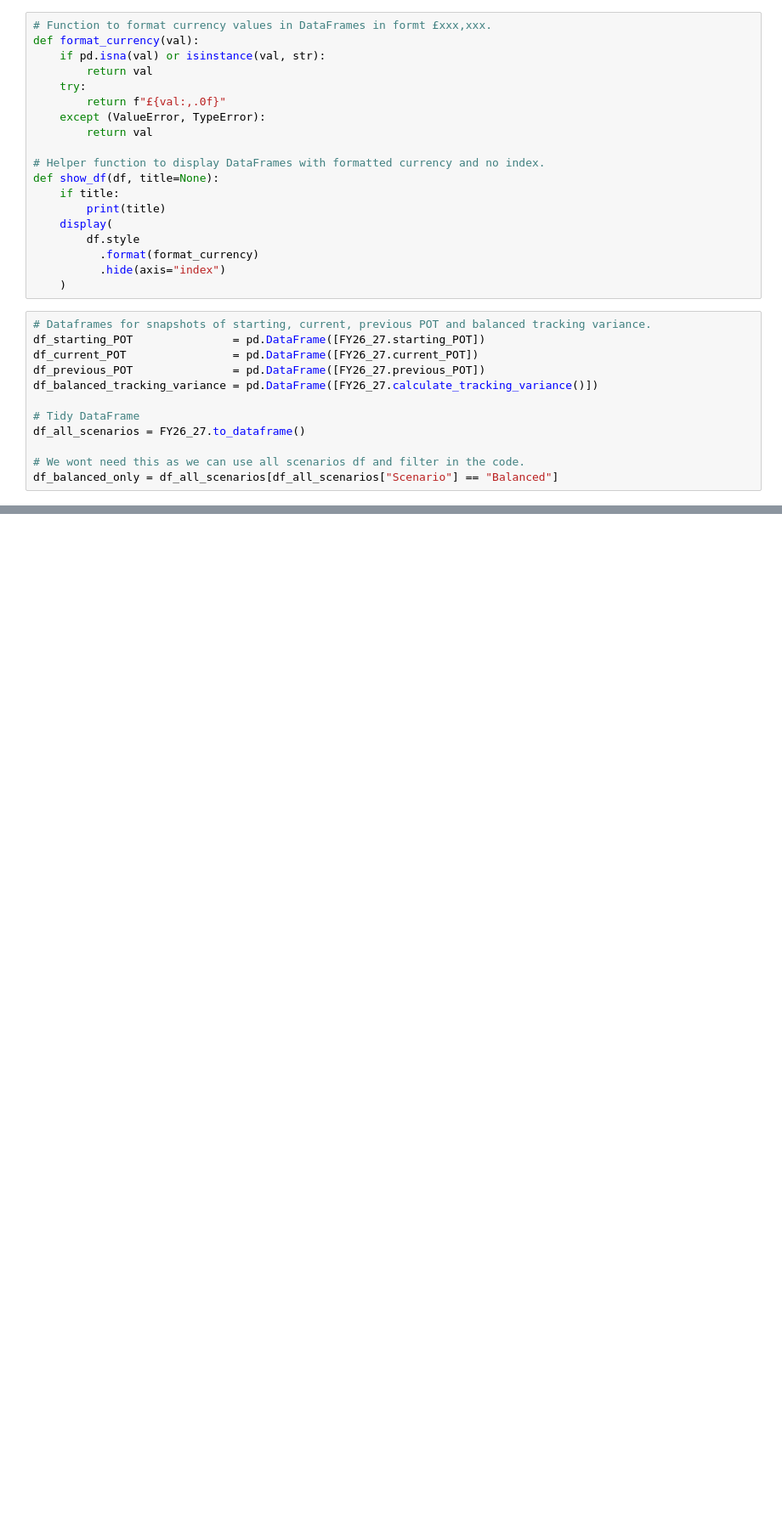
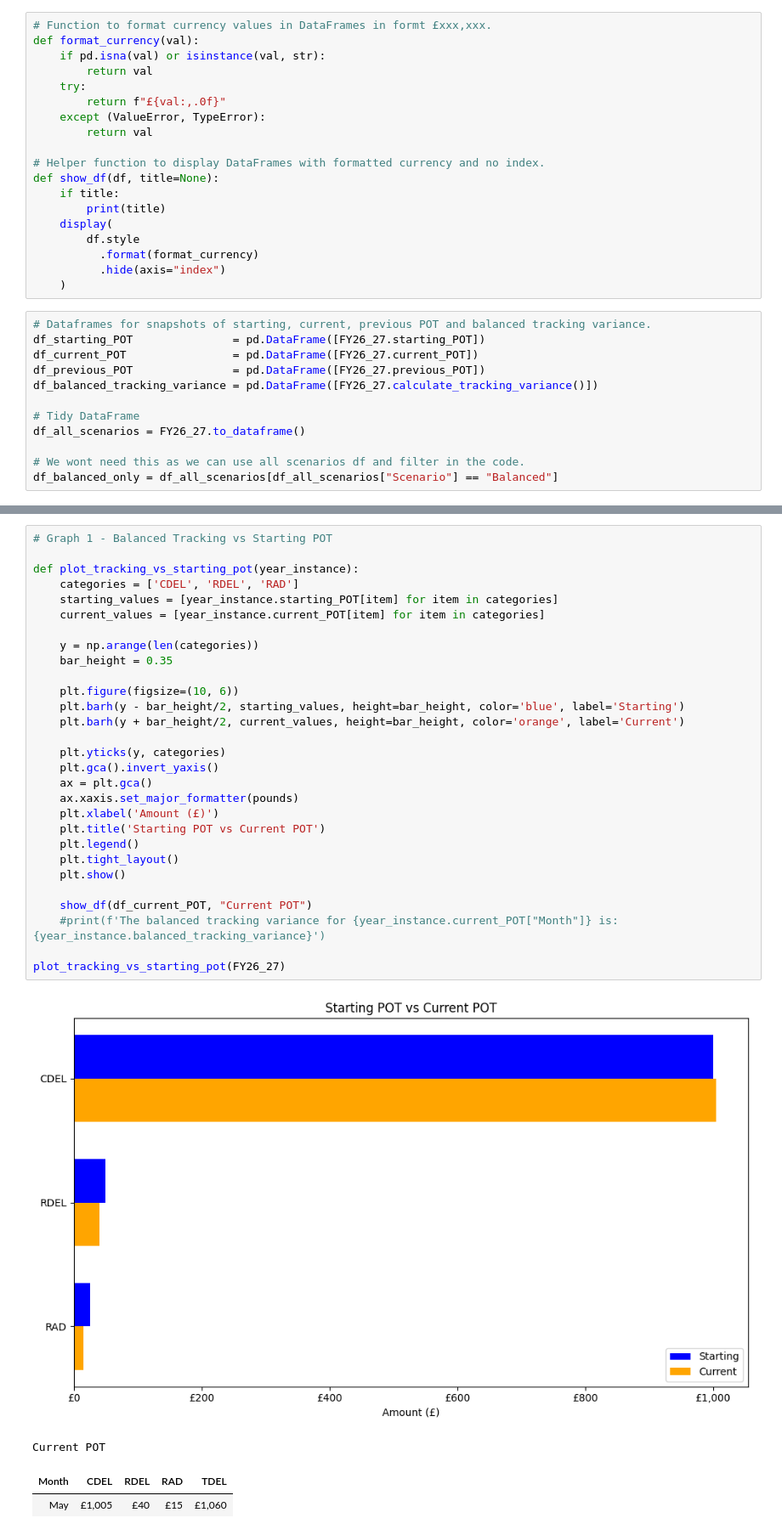
Before and after one commit to Averagecoder2k21/Finance, a Jupyter notebook: Finance_dev_notebook.ipynb, the cells around one changed output, grey strips where cells are left out. Shown at 85% size. Saved outputs shown, nothing was run; the diff lists cells and outputs as text; blank space fills up the shorter version.

Commit message:
v1.2 - some of the graphs added

```diff
--- a/Finance_dev_notebook.ipynb
+++ b/Finance_dev_notebook.ipynb
@@ -224,0 +232,34 @@ Balanced Tracking Variance
+# %%
+# Graph 1 - Balanced Tracking vs Starting POT
+
+def plot_tracking_vs_starting_pot(year_instance):
+    categories = ['CDEL', 'RDEL', 'RAD']
+    starting_values = [year_instance.starting_POT[item] for item in categories]
+    current_values = [year_instance.current_POT[item] for item in categories]
+
+    y = np.arange(len(categories))
+    bar_height = 0.35
+
+    plt.figure(figsize=(10, 6))
+    plt.barh(y - bar_height/2, starting_values, height=bar_height, color='blue', label='Starting')
+    plt.barh(y + bar_height/2, current_values, height=bar_height, color='orange', label='Current')
+
+    plt.yticks(y, categories)
+    plt.gca().invert_yaxis()
+    ax = plt.gca()
+    ax.xaxis.set_major_formatter(pounds)
+    plt.xlabel('Amount (£)')
+    plt.title('Starting POT vs Current POT')
+    plt.legend()
+    plt.tight_layout()
+    plt.show()
+
+    show_df(df_current_POT, "Current POT")
+    #print(f'The balanced tracking variance for {year_instance.current_POT["Month"]} is: {year_instance.balanced_tracking_variance}')
+
+plot_tracking_vs_starting_pot(FY26_27)
+# %% [output]
+[figure, added]
+Current POT
+| Month | CDEL | RDEL | RAD | TDEL |
+| May | £1,005 | £40 | £15 | £1,060 |
```
Also changed, not shown: parts of 6 cells of this notebook.
